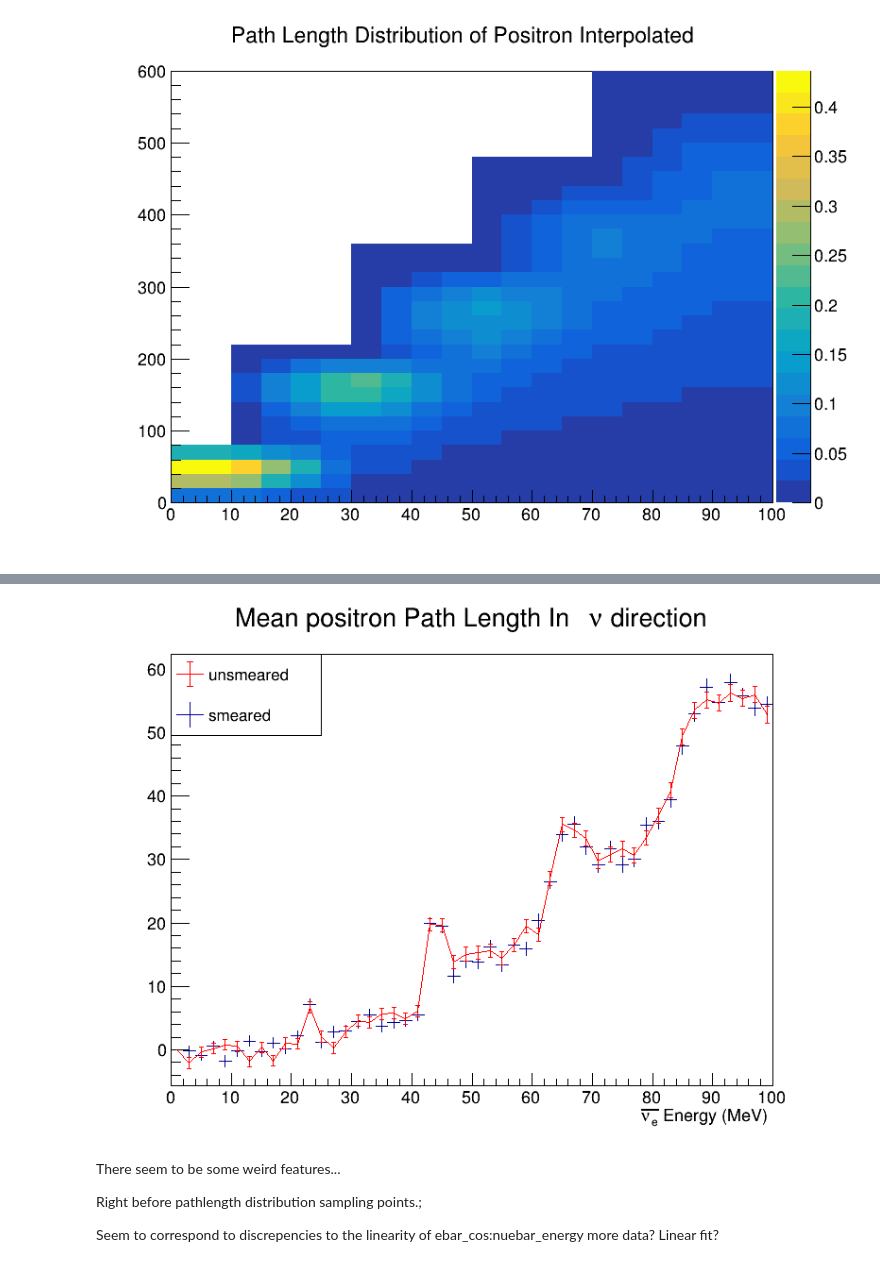
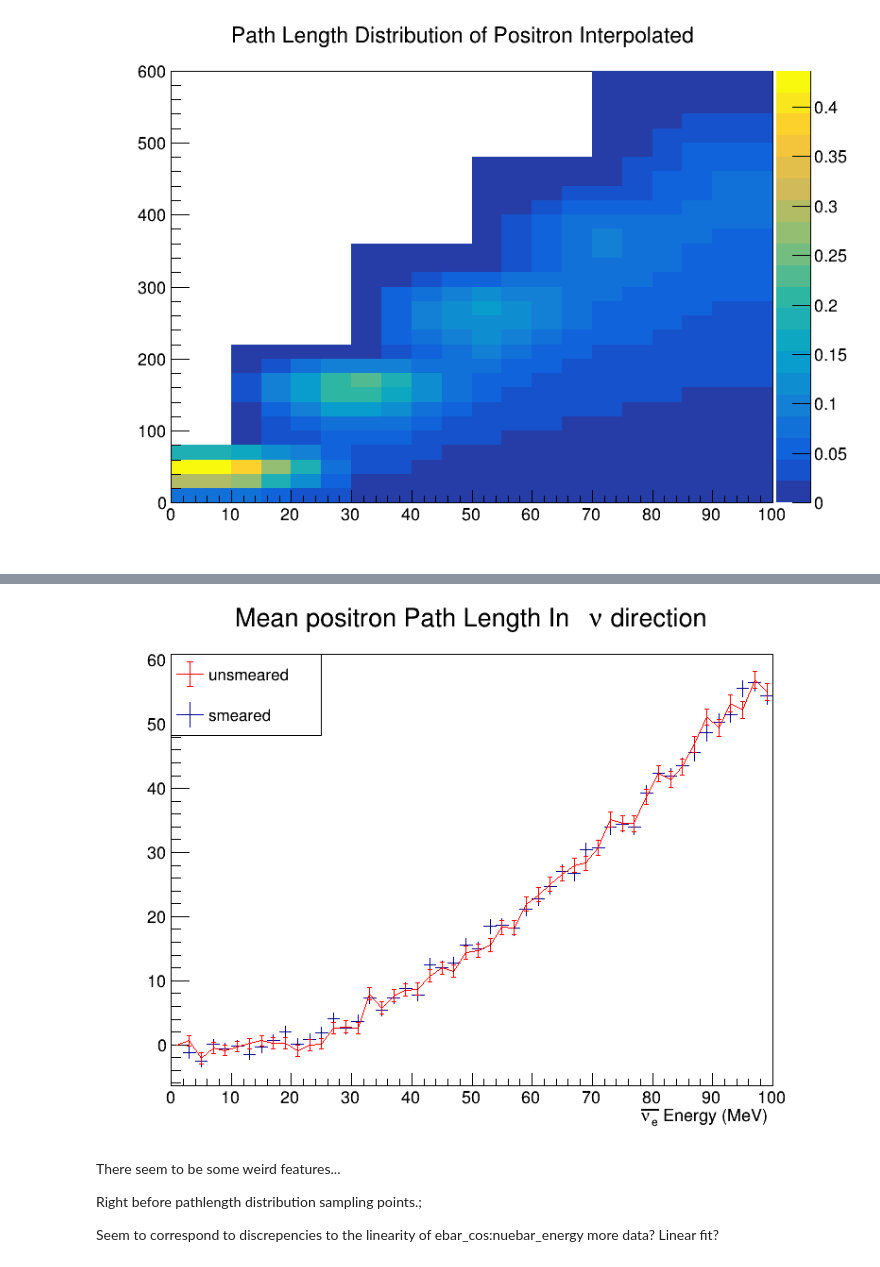
Before and after one commit to JamesJieranShen/SN_Localization, a Jupyter notebook: src/ToyMC.ipynb, the cells around one changed output, grey strips where cells are left out. Cells and saved outputs as stored; diff of their text form; code cells hidden in the pictures.

```diff
--- a/src/ToyMC.ipynb
+++ b/src/ToyMC.ipynb
@@ -117,7 +114,7 @@ def calculate_n_path(event, use_diffusion=True, gamma_smear=200, detector_smear=
     gamma_path = random_sphere(radius=rng.Gaus(0, gamma_smear))
 
     #detector smearing
-    detector_smear = random_sphere(radius=rng.Gaus(0, detector_smear))
+    detector_smear = random_sphere(radius=rng.Exp(detector_smear))
 
     return thermalize_path + diffusion_path + gamma_path + detector_smear
 
@@ -133,7 +130,7 @@ n_path_z_mean_smeared = TProfile("n_path_z_mean_smeared",
 n_path_z_mean_unsmeared = TProfile("n_path_z_mean_unsmeared",
                                  "Mean Neutron Path Length In #nu direction", 50, 0, 100, -7500, 7500)
 
-for e in kin_tree:
+for e in tqdm.tqdm(kin_tree):
     n_path_z = calculate_n_path_z(e, use_diffusion=True, gamma_smear=200, detector_smear=200)
     n_path_z_nosmear = calculate_n_path_z(e, use_diffusion=False, gamma_smear=0, detector_smear=0)
     n_path_z_mean_smeared.Fill(e.nuebar_energy, n_path_z, 1)
@@ -210,7 +206,7 @@ def get_ebar_path(E, hist):
     return ret
 
 
-def calculate_ebar_path(event, detector_smear=200, hist=ebar_pathlength_pdf):
+def calculate_ebar_path(event, detector_smear=200, hist=ebar_pathlength_pdf_interpol):
     ebar_path_length = get_ebar_path(event.ebar_energy - e0_e, hist)
     ebar_path = random_cone(norm=ebar_path_length, cosZ=-event.ez)
 
@@ -237,7 +233,7 @@ ebar_path_z_mean_smeared = TProfile("ebar_path_z_mean_smeared",
 ebar_path_z_mean_unsmeared = TProfile("ebar_path_z_mean_unsmeared",
                                  "Mean positron Path Length In #nu direction", 50, 0, 100, -2000, 2000)
 
-for e in kin_tree:
+for e in tqdm.tqdm(kin_tree):
     #print(counter)
     e_path_z = calculate_ebar_path_z(e, detector_smear=200)
     e_path_z_nosmear = calculate_ebar_path_z(e, detector_smear=0)
@@ -269,5 +262,5 @@ Warning in <TCanvas::Constructor>: Deleting canvas with same name: c5
 Info in <TCanvas::Print>: png file ../output/plots/ToyMC/ebar_path.png has been created
-[figure, old version]
+[figure, new version]
 # %% [markdown]
 There seem to be some weird features...
 
```
Also changed, not shown: parts of 14 cells of this notebook, 2 other files.
